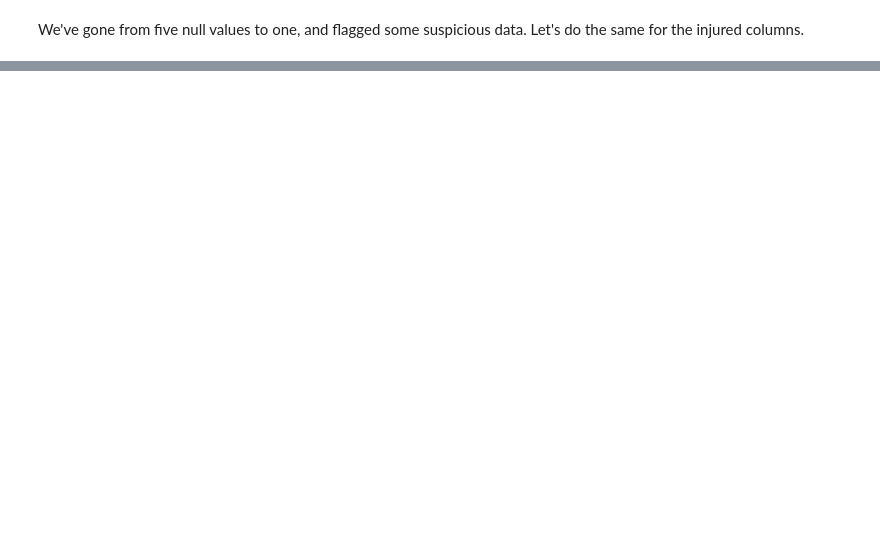
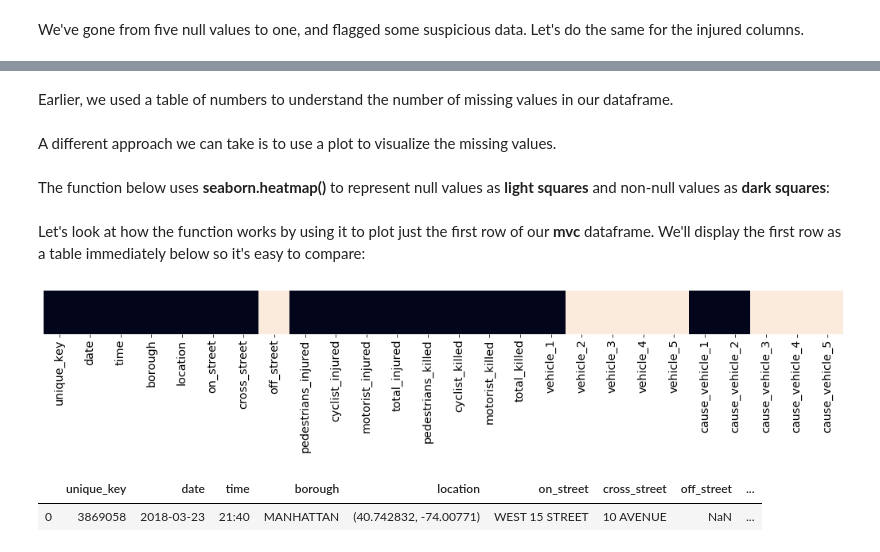
Before and after one commit to Clemo97/working-with-missing-data, a Jupyter notebook: working-with-missing-data.ipynb, the cells around one changed output, grey strips where cells are left out. Saved outputs shown, nothing was run; the diff lists cells and outputs as text; code cells hidden in the pictures; blank space fills up the shorter version.

```diff
--- a/working-with-missing-data.ipynb
+++ b/working-with-missing-data.ipynb
@@ -309,10 +312,5 @@ Let's look at how we can update the matching values in fruit with the correspond
 If we wanted to describe the logic of the code above, we'd say For each value in the "fruits" series, if the corresponding value in the "bool" series is true, update the value to the corresponding value from "nums," otherwise leave the original value.
 # %% [markdown]
 Let's look at how we'd use this technique to update the values in the <b>total_killed</b> column. First, we'll replace all null values with the equivalent values from our <b>killed_manual_sum</b> series:
-# %%
-killed_null = killed['total_killed'].isnull()
-killed['total_killed'] = killed['total_killed'].mask(killed_null, killed_manual_sum)
 # %% [markdown]
 Next, we'll replace any values where the manual sum and the total column aren't equal with <b>np.nan</b>. This time we'll define the boolean series directly into <b>Series.mask()</b>:
-# %%
-killed['total_killed'] = killed['total_killed'].mask(killed['total_killed'] != killed_manual_sum, np.nan)
@@ -344,0 +363,3 @@ injured['total_injured'] = injured['total_injured'].mask(injured['total_injured'
+# %%
+mvc['total_injured'] = injured['total_injured']
+mvc['total_killed'] = killed['total_killed']
@@ -344,0 +368,27 @@ injured['total_injured'] = injured['total_injured'].mask(injured['total_injured'
+# %% [markdown]
+Earlier, we used a table of numbers to understand the number of missing values in our dataframe.
+# %% [markdown]
+A different approach we can take is to use a plot to visualize the missing values.
+# %% [markdown]
+The function below uses <b>seaborn.heatmap()</b> to represent null values as <b>light squares</b> and non-null values as <b>dark squares</b>:
+# %%
+def plot_null_matrix(df, figsize=(18,15)):
+    # initiate the figure
+    plt.figure(figsize=figsize)
+    # create a boolean dataframe based on whether values are null
+    df_null = df.isnull()
+    # create a heatmap of the boolean dataframe
+    sns.heatmap(df_null, cbar=False, yticklabels=False)
+    plt.xticks(rotation=90, size='x-large')
+    plt.show()
+# %% [markdown]
+Let's look at how the function works by using it to plot just the first row of our <b>mvc</b> dataframe. We'll display the first row as a table immediately below so it's easy to compare:
+# %%
+plot_null_matrix(mvc.head(1), figsize=(18,1))
+# %% [output]
+[figure, added]
+# %%
+mvc.head(1)
+# %% [output]
+|  | unique_key | date | time | borough | location | on_street | cross_street | off_street | ... |
+| 0 | 3869058 | 2018-03-23 | 21:40 | MANHATTAN | (40.742832, -74.00771) | WEST 15 STREET | 10 AVENUE | NaN | ... |
```
Also changed, not shown: parts of 38 cells of this notebook, 3 other files.
